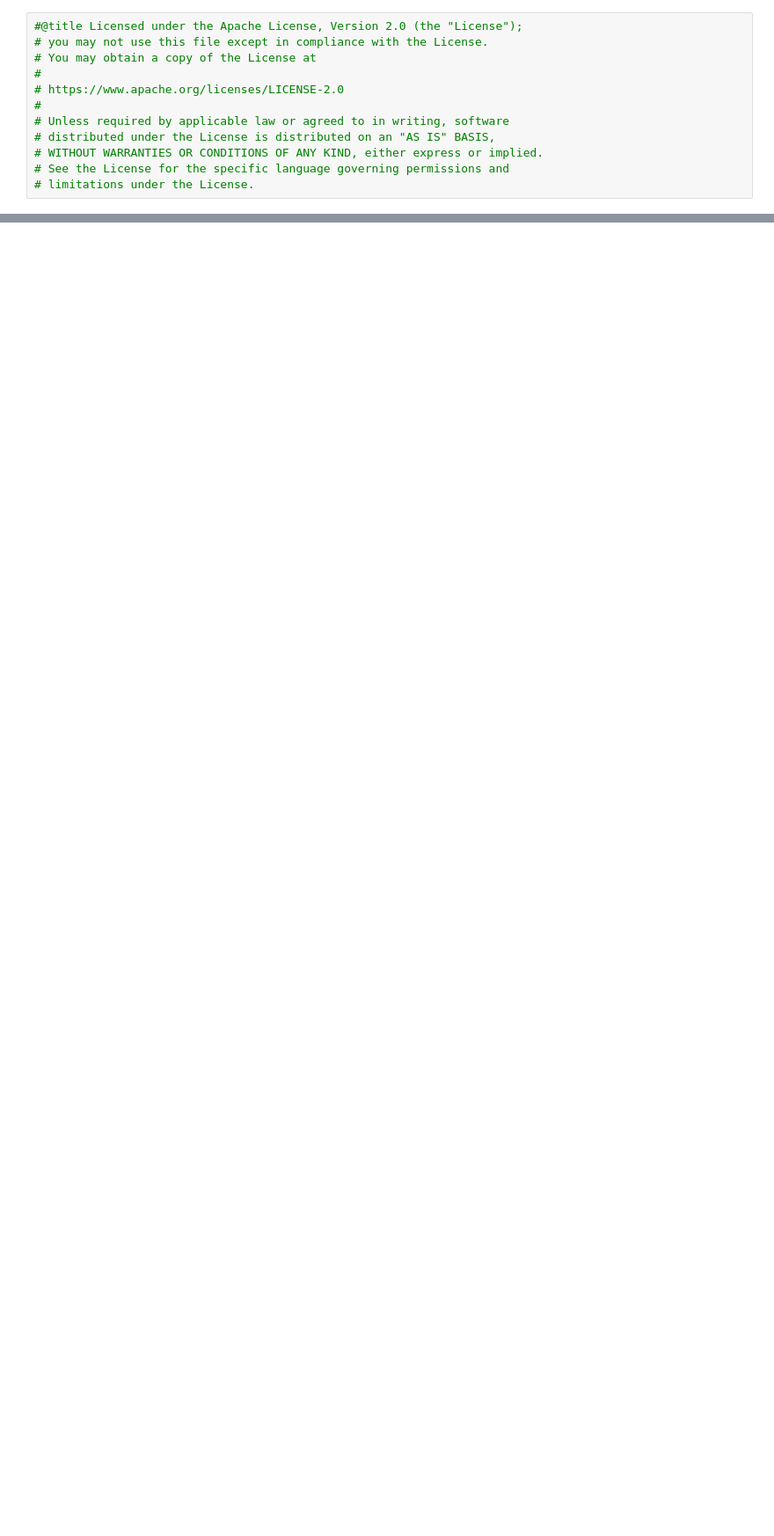
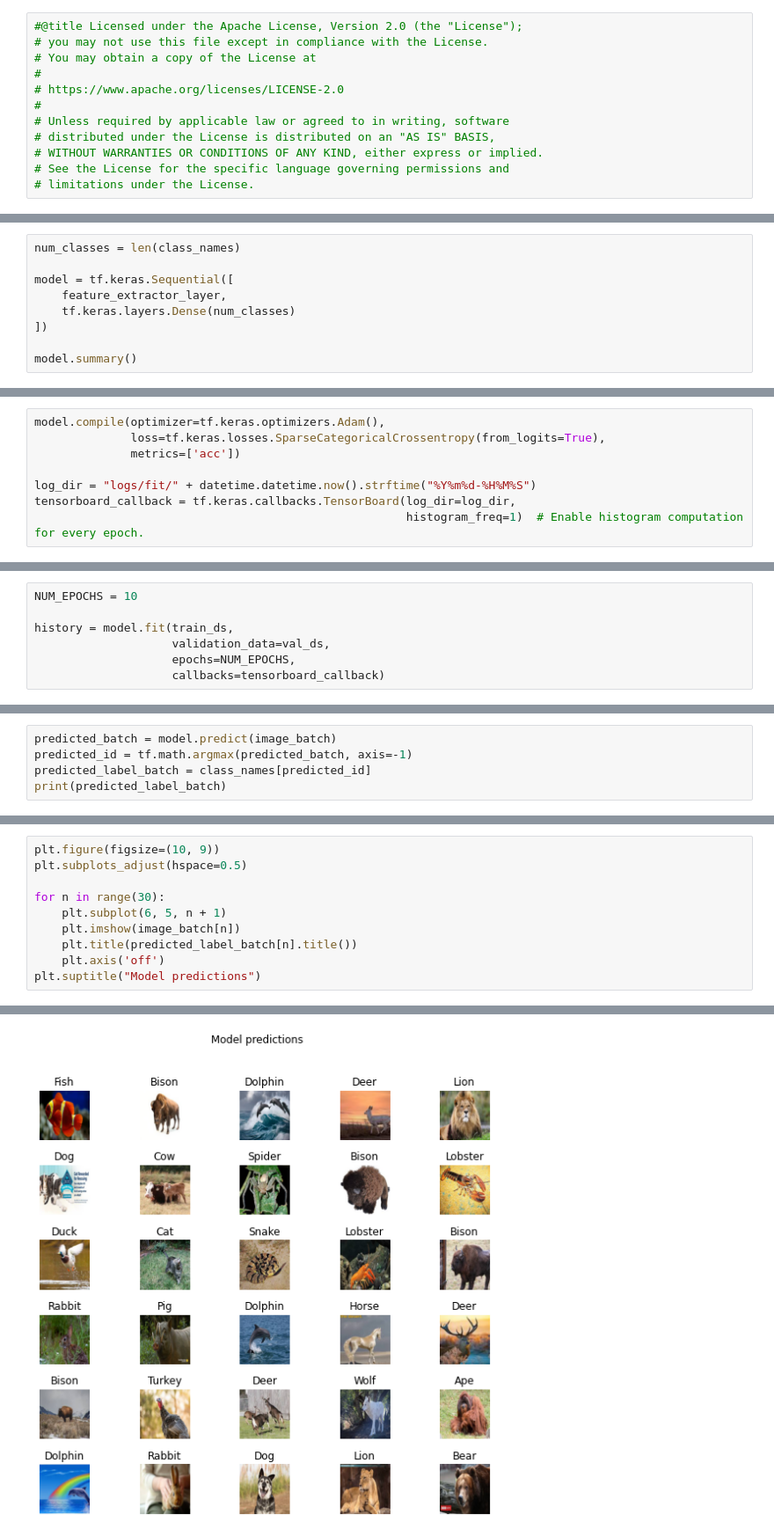
Before and after one commit to kevintsq/ImageClassification, a Jupyter notebook: classifier.ipynb, the cells around one changed output, grey strips where cells are left out. Shown at 88% size. Saved outputs shown, nothing was run; the diff lists cells and outputs as text; blank space fills up the shorter version.

```diff
--- a/classifier.ipynb
+++ b/classifier.ipynb
@@ -336,0 +140,9 @@ This image most likely belongs to chicken with a 95.44 percent confidence.
+# %%
+num_classes = len(class_names)
+
+model = tf.keras.Sequential([
+    feature_extractor_layer,
+    tf.keras.layers.Dense(num_classes)
+])
+
+model.summary()
@@ -336,0 +172,8 @@ This image most likely belongs to chicken with a 95.44 percent confidence.
+# %%
+model.compile(optimizer=tf.keras.optimizers.Adam(),
+              loss=tf.keras.losses.SparseCategoricalCrossentropy(from_logits=True),
+              metrics=['acc'])
+
+log_dir = "logs/fit/" + datetime.datetime.now().strftime("%Y%m%d-%H%M%S")
+tensorboard_callback = tf.keras.callbacks.TensorBoard(log_dir=log_dir,
+                                                      histogram_freq=1)  # Enable histogram computation for every epoch.
@@ -336,0 +182,7 @@ This image most likely belongs to chicken with a 95.44 percent confidence.
+# %%
+NUM_EPOCHS = 10
+
+history = model.fit(train_ds,
+                    validation_data=val_ds,
+                    epochs=NUM_EPOCHS,
+                    callbacks=tensorboard_callback)
@@ -336,0 +223,5 @@ This image most likely belongs to chicken with a 95.44 percent confidence.
+# %%
+predicted_batch = model.predict(image_batch)
+predicted_id = tf.math.argmax(predicted_batch, axis=-1)
+predicted_label_batch = class_names[predicted_id]
+print(predicted_label_batch)
@@ -336,0 +235,11 @@ This image most likely belongs to chicken with a 95.44 percent confidence.
+# %%
+plt.figure(figsize=(10, 9))
+plt.subplots_adjust(hspace=0.5)
+
+for n in range(30):
+    plt.subplot(6, 5, n + 1)
+    plt.imshow(image_batch[n])
+    plt.title(predicted_label_batch[n].title())
+    plt.axis('off')
+plt.suptitle("Model predictions")
+# %% [output]
@@ -336,0 +247 @@ This image most likely belongs to chicken with a 95.44 percent confidence.
+[figure, added]
```
Also changed, not shown: parts of 89 cells of this notebook, 5 other files.
